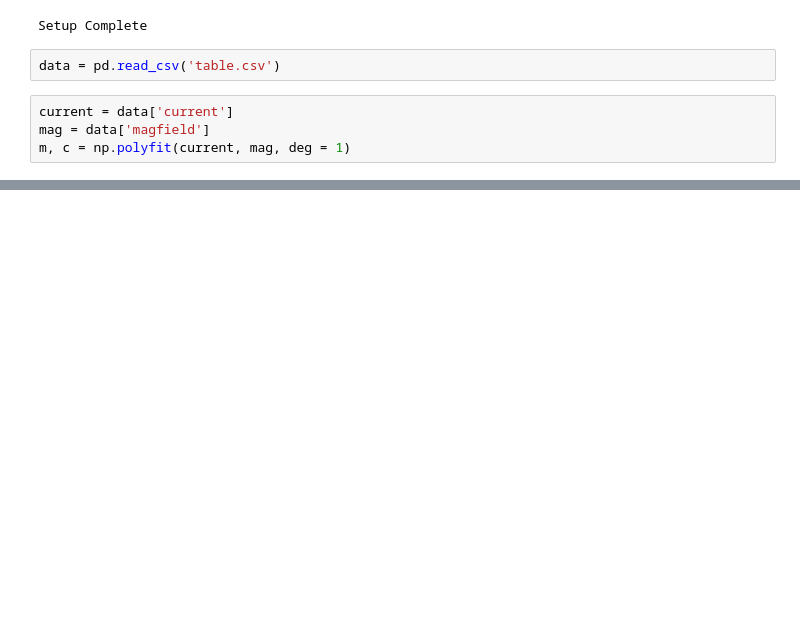
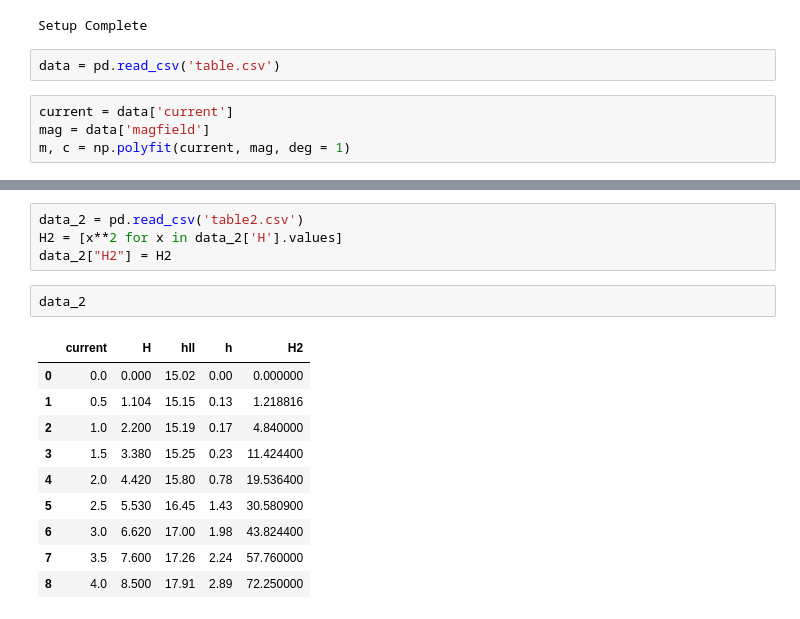
Before and after one commit to jithu7432/genlab-experiments, a Jupyter notebook: Qunicks Tube/test.ipynb, the cells around one changed output, grey strips where cells are left out. Drawn from its saved outputs; the diff is of its cells as text; blank space fills up the shorter version.

```diff
--- a/Qunicks Tube/test.ipynb
+++ b/Qunicks Tube/test.ipynb
@@ -31,0 +32,17 @@ plt.savefig("Figure_1")
+# %%
+data_2 = pd.read_csv('table2.csv')
+H2 = [x**2 for x in data_2['H'].values]
+data_2["H2"] = H2
+# %%
+data_2
+# %% [output]
+|  | current | H | hll | h | H2 |
+| 0 | 0.0 | 0.000 | 15.02 | 0.00 | 0.000000 |
+| 1 | 0.5 | 1.104 | 15.15 | 0.13 | 1.218816 |
+| 2 | 1.0 | 2.200 | 15.19 | 0.17 | 4.840000 |
+| 3 | 1.5 | 3.380 | 15.25 | 0.23 | 11.424400 |
+| 4 | 2.0 | 4.420 | 15.80 | 0.78 | 19.536400 |
+| 5 | 2.5 | 5.530 | 16.45 | 1.43 | 30.580900 |
+| 6 | 3.0 | 6.620 | 17.00 | 1.98 | 43.824400 |
+| 7 | 3.5 | 7.600 | 17.26 | 2.24 | 57.760000 |
+| 8 | 4.0 | 8.500 | 17.91 | 2.89 | 72.250000 |
```
Also changed, not shown: parts of 8 cells of this notebook, 3 other files.
